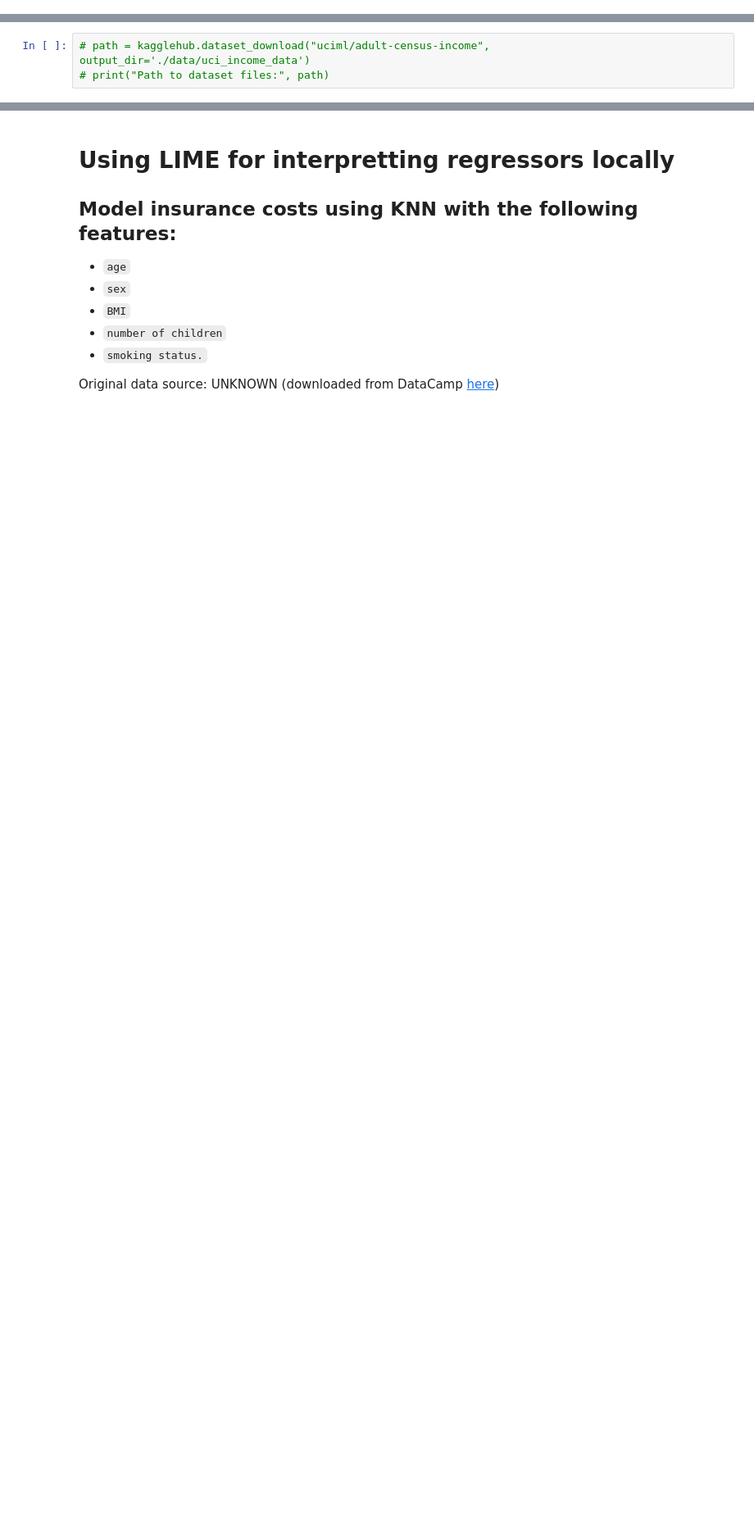
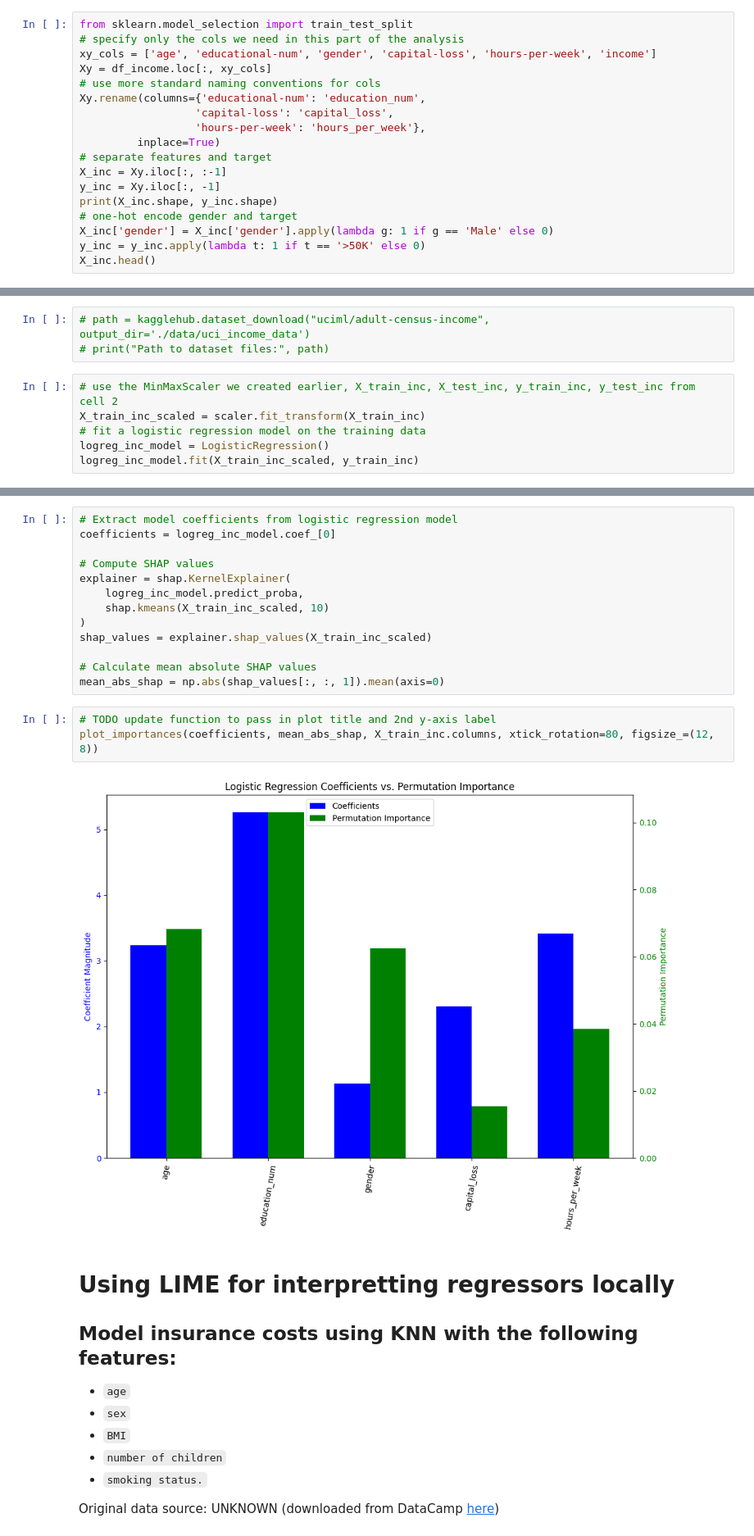
Before and after one commit to MichaelSzczepaniak/MLAIProjects, a Jupyter notebook: ExplainableML/ExplainableML.ipynb, the cells around one changed output, grey strips where cells are left out. Shown at 82% size. Drawn from its saved outputs; the diff is of its cells as text; blank space fills up the shorter version.

```diff
--- a/ExplainableML/ExplainableML.ipynb
+++ b/ExplainableML/ExplainableML.ipynb
@@ -43,3 +43,21 @@ memory usage: 9.3 MB
 | 2 | 28 | Local-gov | 336951 | Assoc-acdm | 12 | Married-civ-spouse | Protective-serv | Husband | ... |
 | 3 | 44 | Private | 160323 | Some-college | 10 | Married-civ-spouse | Machine-op-inspct | Husband | ... |
 | 4 | 18 | ? | 103497 | Some-college | 10 | Never-married | ? | Own-child | ... |
+# %%
+from sklearn.model_selection import train_test_split
+# specify only the cols we need in this part of the analysis
+xy_cols = ['age', 'educational-num', 'gender', 'capital-loss', 'hours-per-week', 'income']
+Xy = df_income.loc[:, xy_cols]
+# use more standard naming conventions for cols
+Xy.rename(columns={'educational-num': 'education_num',
+                  'capital-loss': 'capital_loss',
+                  'hours-per-week': 'hours_per_week'},
+         inplace=True)
+# separate features and target
+X_inc = Xy.iloc[:, :-1]
+y_inc = Xy.iloc[:, -1]
+print(X_inc.shape, y_inc.shape)
+# one-hot encode gender and target
+X_inc['gender'] = X_inc['gender'].apply(lambda g: 1 if g == 'Male' else 0)
+y_inc = y_inc.apply(lambda t: 1 if t == '>50K' else 0)
+X_inc.head()
@@ -661,3 +676,9 @@ Let's compare the explanatory power of SHAP values from a Kernel Explainer with
 # %%
 # path = kagglehub.dataset_download("uciml/adult-census-income", output_dir='./data/uci_income_data')
 # print("Path to dataset files:", path)
+# %%
+# use the MinMaxScaler we created earlier, X_train_inc, X_test_inc, y_train_inc, y_test_inc from cell 2
+X_train_inc_scaled = scaler.fit_transform(X_train_inc)
+# fit a logistic regression model on the training data
+logreg_inc_model = LogisticRegression()
+logreg_inc_model.fit(X_train_inc_scaled, y_train_inc)
@@ -664,3 +687,21 @@ Let's compare the explanatory power of SHAP values from a Kernel Explainer with
+# %%
+# Extract model coefficients from logistic regression model
+coefficients = logreg_inc_model.coef_[0]
+
+# Compute SHAP values
+explainer = shap.KernelExplainer(
+    logreg_inc_model.predict_proba,
+    shap.kmeans(X_train_inc_scaled, 10)
+)
+shap_values = explainer.shap_values(X_train_inc_scaled)
+
+# Calculate mean absolute SHAP values
+mean_abs_shap = np.abs(shap_values[:, :, 1]).mean(axis=0)
+# %%
+# TODO update function to pass in plot title and 2nd y-axis label
+plot_importances(coefficients, mean_abs_shap, X_train_inc.columns, xtick_rotation=80, figsize_=(12, 8))
+# %% [output]
+[figure, added]
 # %% [markdown]
 # Using LIME for interpretting regressors locally
 
```
Also changed, not shown: parts of 11 cells of this notebook.
